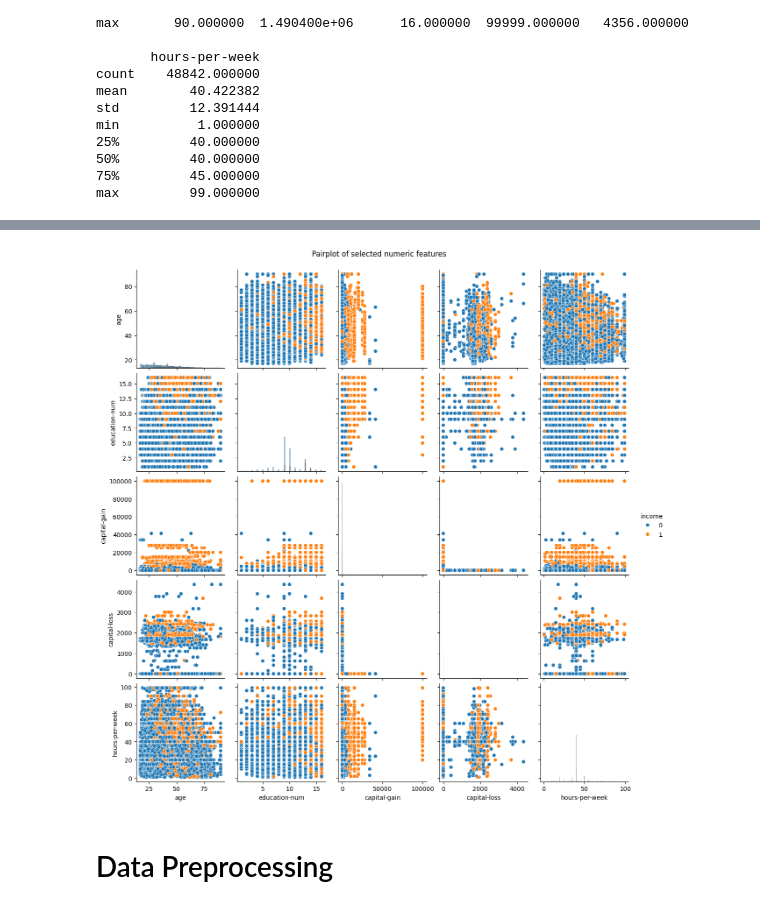
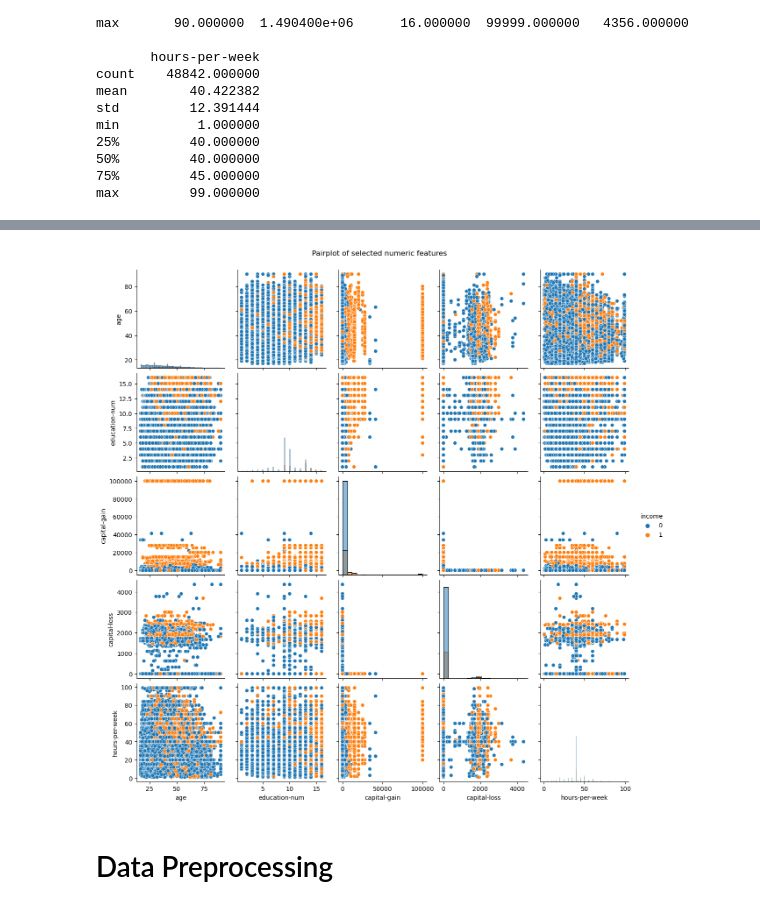
Before and after one commit to Enrico-Madani1/S-DP-SGD_Data259, a Jupyter notebook: Project_DATA259.ipynb, the cells around one changed output, grey strips where cells are left out. Cells and saved outputs as stored; diff of their text form; code cells hidden in the pictures.

```diff
--- a/Project_DATA259.ipynb
+++ b/Project_DATA259.ipynb
@@ -429,15 +435,15 @@ plt.show()
 # %%
 pairplot_cols = [c for c in numeric_cols if c.lower() in
                  ["age", "education-num", "capital-gain", "capital-loss", "hours-per-week"]]
 pairplot_cols = [c for c in pairplot_cols if c in X.columns]
 
 if len(pairplot_cols) >= 2:
-    df_pair = pd.concat([X[pairplot_cols], y_series.rename(y_name)], axis=1)
+    df_pair = pd.concat([X[pairplot_cols], y.rename(y_name)], axis=1)
     sns.pairplot(df_pair, hue=y_name, diag_kind="hist")
     plt.suptitle("Pairplot of selected numeric features", y=1.02)
     plt.show()
 # %% [output]
-[figure, old version]
+[figure, new version]
 # %% [markdown]
 # Data Preprocessing
 # %%
```
Also changed, not shown: parts of 25 cells of this notebook.
